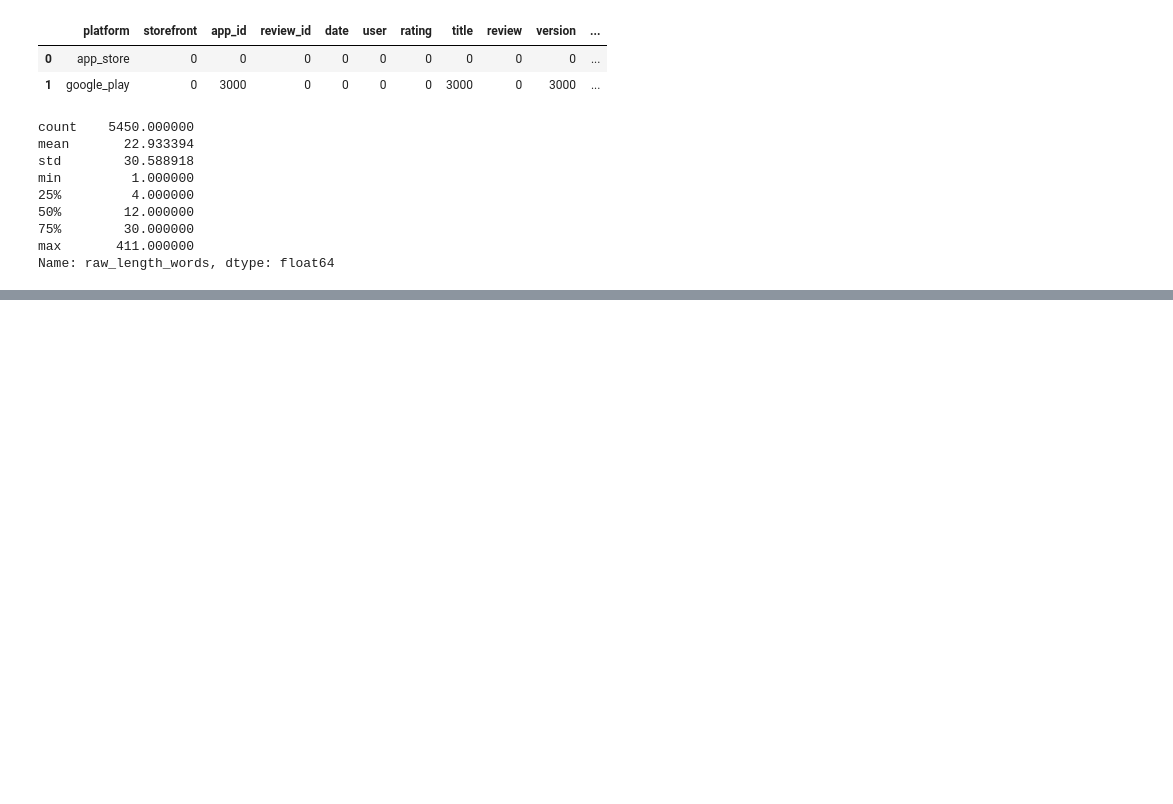
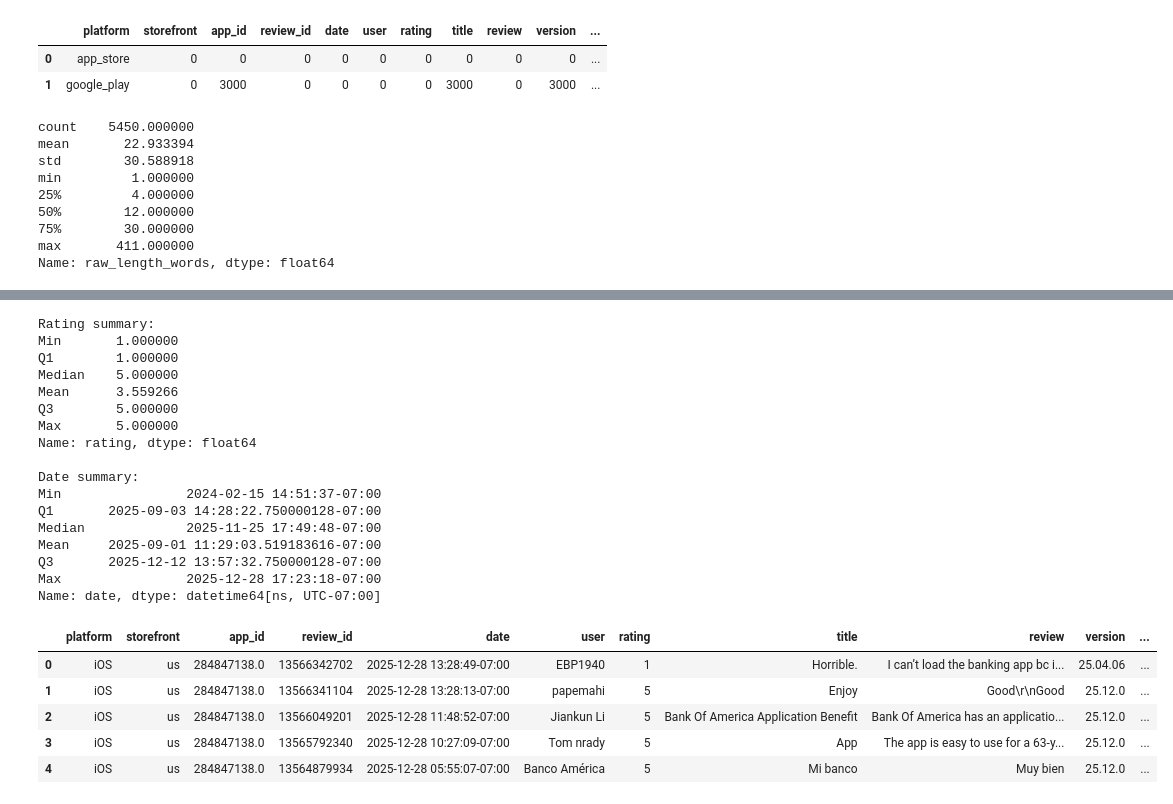
Before and after one commit to dpchi12/sentiment-analysis-for-banks-mobile-app-review, a Jupyter notebook: Model (old data)/old_approach_sentiment_analysis.ipynb, the cells around one changed output, grey strips where cells are left out. Cells and saved outputs as stored; diff of their text form; code cells hidden in the pictures; blank space fills up the shorter version.

```diff
--- a/Model (old data)/old_approach_sentiment_analysis.ipynb
+++ b/Model (old data)/old_approach_sentiment_analysis.ipynb
@@ -192,0 +194,16 @@ plt.show()
+# %%
+df1 = raw.copy()
+
+df1["bank"] = (
+    df1["source_file"]
+    .str.replace(r"__combined_us\.csv$", "", regex=True)
+    .str.replace("_", " ", regex=False)
+    .str.title()
+)
+
+df1["platform"] = df1["platform"].replace({
+    "app_store": "iOS",
+    "google_play": "Android"
+})
+
+df1.groupby(["bank", "platform"]).size().reset_index(name="n")
@@ -192,0 +222,55 @@ plt.show()
+# %%
+df2 = df1.copy()
+
+df2["rating"] = pd.to_numeric(df2["rating"], errors="coerce")
+df2["date"] = pd.to_datetime(df2["date"], errors="coerce")
+
+rating_summary = df2["rating"].agg(
+    Min="min",
+    Q1=lambda x: x.quantile(0.25),
+    Median="median",
+    Mean="mean",
+    Q3=lambda x: x.quantile(0.75),
+    Max="max"
+)
+
+date_summary = df2["date"].agg(
+    Min="min",
+    Q1=lambda x: x.quantile(0.25),
+    Median="median",
+    Mean="mean",
+    Q3=lambda x: x.quantile(0.75),
+    Max="max"
+)
+
+print("Rating summary:")
+print(rating_summary)
+
+print("\nDate summary:")
+print(date_summary)
+
+df2.head()
+# %% [output]
+Rating summary:
+Min       1.000000
+Q1        1.000000
+Median    5.000000
+Mean      3.559266
+Q3        5.000000
+Max       5.000000
+Name: rating, dtype: float64
+
+Date summary:
+Min                2024-02-15 14:51:37-07:00
+Q1       2025-09-03 14:28:22.750000128-07:00
+Median             2025-11-25 17:49:48-07:00
+Mean     2025-09-01 11:29:03.519183616-07:00
+Q3       2025-12-12 13:57:32.750000128-07:00
+Max                2025-12-28 17:23:18-07:00
+Name: date, dtype: datetime64[ns, UTC-07:00]
+|  | platform | storefront | app_id | review_id | date | user | rating | title | review | version | ... |
+| 0 | iOS | us | 284847138.0 | 13566342702 | 2025-12-28 13:28:49-07:00 | EBP1940 | 1 | Horrible. | I can’t load the banking app bc i... | 25.04.06 | ... |
+| 1 | iOS | us | 284847138.0 | 13566341104 | 2025-12-28 13:28:13-07:00 | papemahi | 5 | Enjoy | Good\r\nGood | 25.12.0 | ... |
+| 2 | iOS | us | 284847138.0 | 13566049201 | 2025-12-28 11:48:52-07:00 | Jiankun Li | 5 | Bank Of America Application Benefit | Bank Of America has an applicatio... | 25.12.0 | ... |
+| 3 | iOS | us | 284847138.0 | 13565792340 | 2025-12-28 10:27:09-07:00 | Tom nrady | 5 | App | The app is easy to use for a 63-y... | 25.12.0 | ... |
+| 4 | iOS | us | 284847138.0 | 13564879934 | 2025-12-28 05:55:07-07:00 | Banco América | 5 | Mi banco | Muy bien | 25.12.0 | ... |
```
Also changed, not shown: parts of 14 cells of this notebook.
